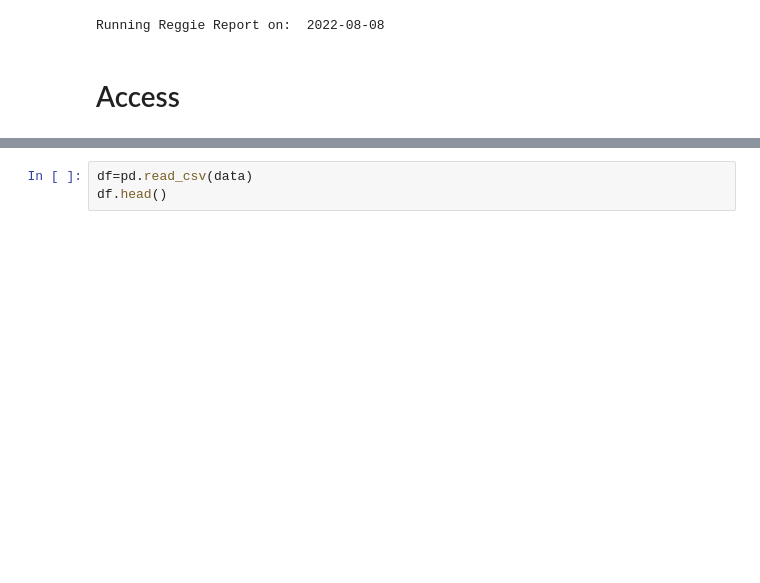
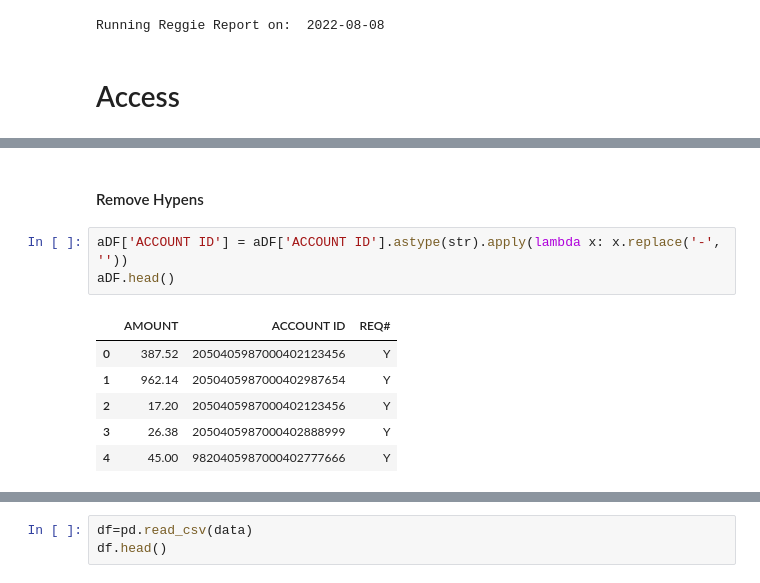
Before and after one commit to ScottySchmidt/accounting-finance-analyst, a Jupyter notebook: AccERP.ipynb, the cells around one changed output, grey strips where cells are left out. Saved outputs shown, nothing was run; the diff lists cells and outputs as text; blank space fills up the shorter version.

```diff
--- a/AccERP.ipynb
+++ b/AccERP.ipynb
@@ -30,0 +50,12 @@ aDF.head()
+# %% [markdown]
+#### Remove Hypens
+# %%
+aDF['ACCOUNT ID'] = aDF['ACCOUNT ID'].astype(str).apply(lambda x: x.replace('-', ''))
+aDF.head()
+# %% [output]
+|  | AMOUNT | ACCOUNT ID | REQ# |
+| 0 | 387.52 | 2050405987000402123456 | Y |
+| 1 | 962.14 | 2050405987000402987654 | Y |
+| 2 | 17.20 | 2050405987000402123456 | Y |
+| 3 | 26.38 | 2050405987000402888999 | Y |
+| 4 | 45.00 | 9820405987000402777666 | Y |
```
Also changed, not shown: parts of 20 cells of this notebook.
